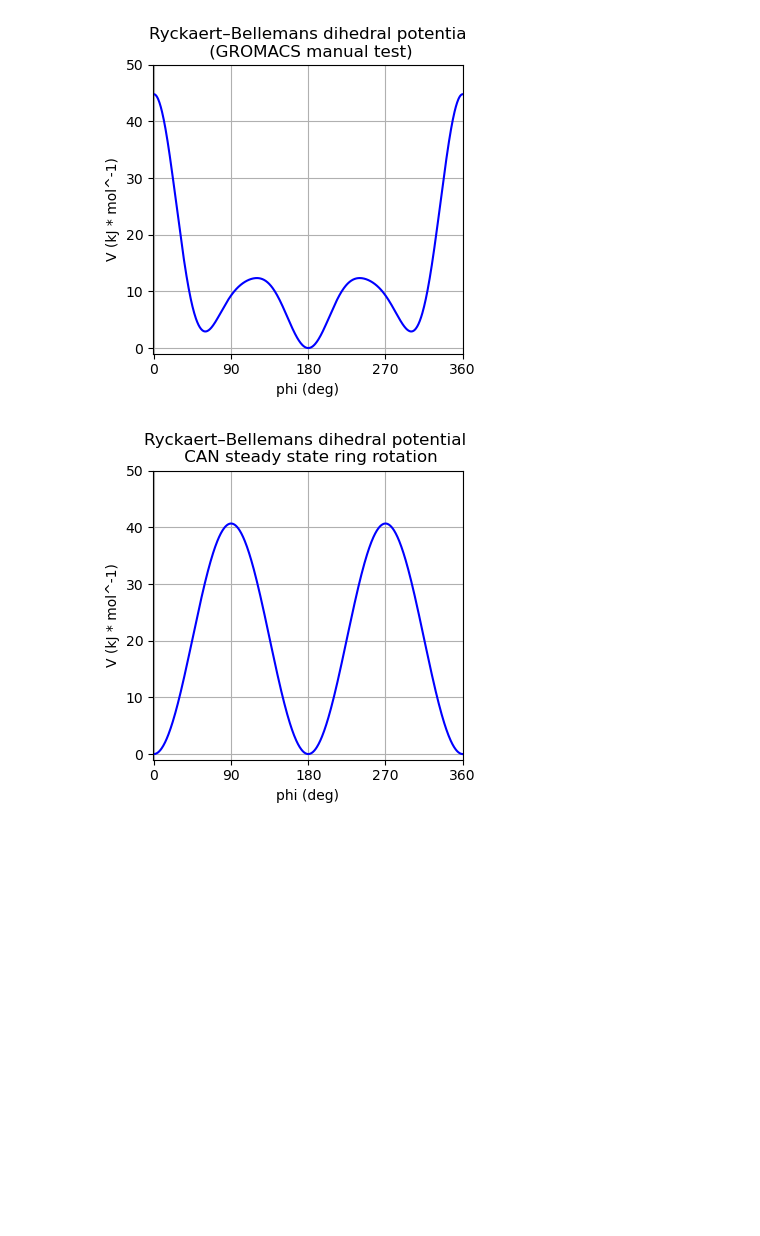
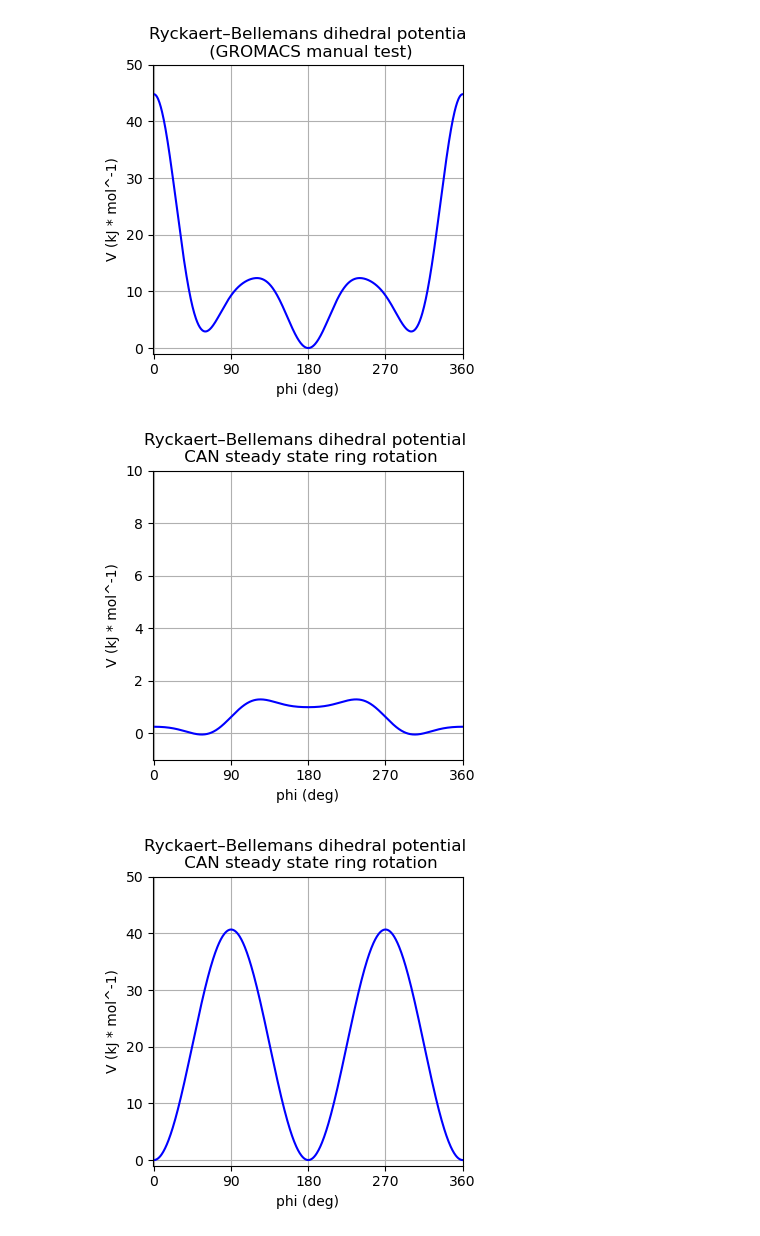
Before and after one commit to yaroshevich-lab/can_s1_ff, a Jupyter notebook: Optimize_dihedral.ipynb, the cells around one changed output. Drawn from its saved outputs; the diff is of its cells as text; code cells hidden in the pictures; blank space fills up the shorter version.

```diff
--- a/Optimize_dihedral.ipynb
+++ b/Optimize_dihedral.ipynb
@@ -30,6 +30,25 @@ plt.tight_layout()
 plt.show()
 # %% [output]
 [figure]
+# %%
+# RB potential of the ring rotation torsion from the CAN forcefield
+C = [0.62760,    1.88280,    0.00000,   -2.51040, 0, 1]
+phis = np.linspace(0, 360, 721)
+energies = ryckaert_bellemans(phis, C)
+
+plt.figure(figsize=(4,4))
+plt.plot(phis, energies, '-b')
+plt.xlim((-1, 360))
+plt.xticks(np.arange(0,361, 90))
+plt.ylim((-1, 10))
+plt.xlabel('phi (deg)')
+plt.ylabel('V (kJ * mol^-1)')
+plt.title('Ryckaert–Bellemans dihedral potential \n CAN steady state ring rotation')
+plt.grid(True)
+plt.tight_layout()
+plt.show()
+# %% [output]
+[figure, added]
 # %%
 # RB potential of the ring rotation torsion from the CAN forcefield
 C = [40.68522, 0.0, -40.68522, 0, 0, 0]
```
Also changed, not shown: parts of 1 cell of this notebook, 31 other files.
